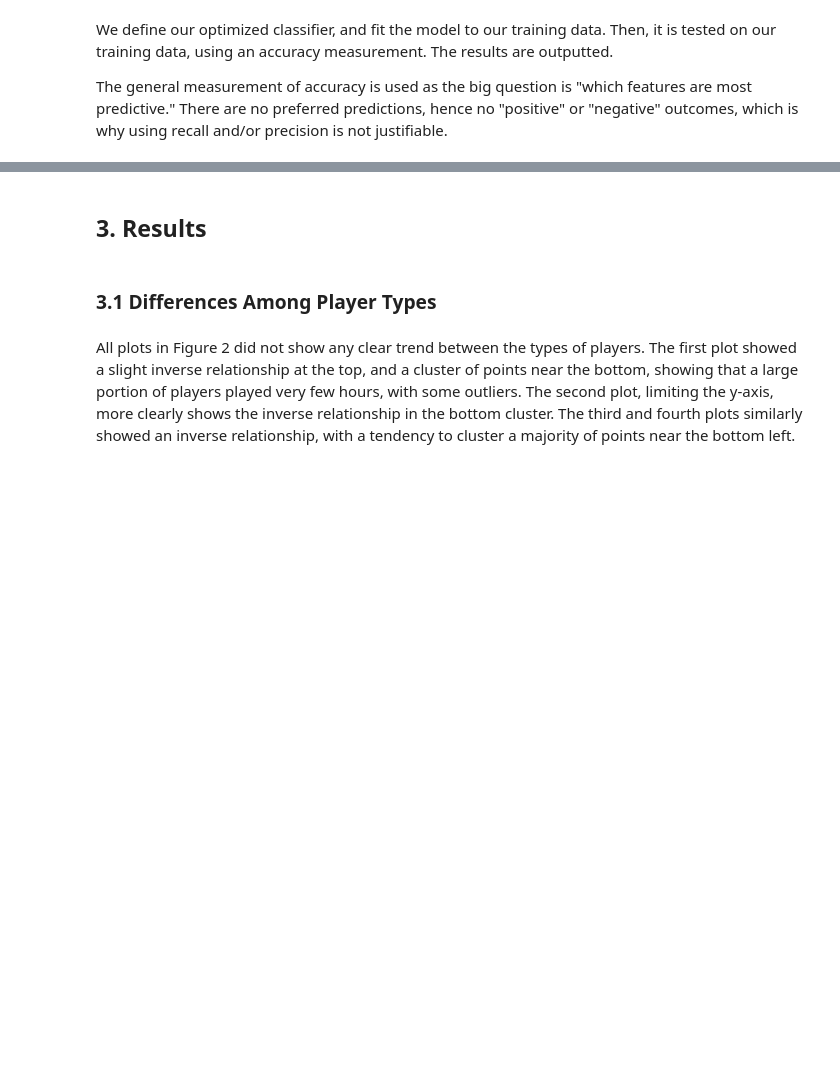
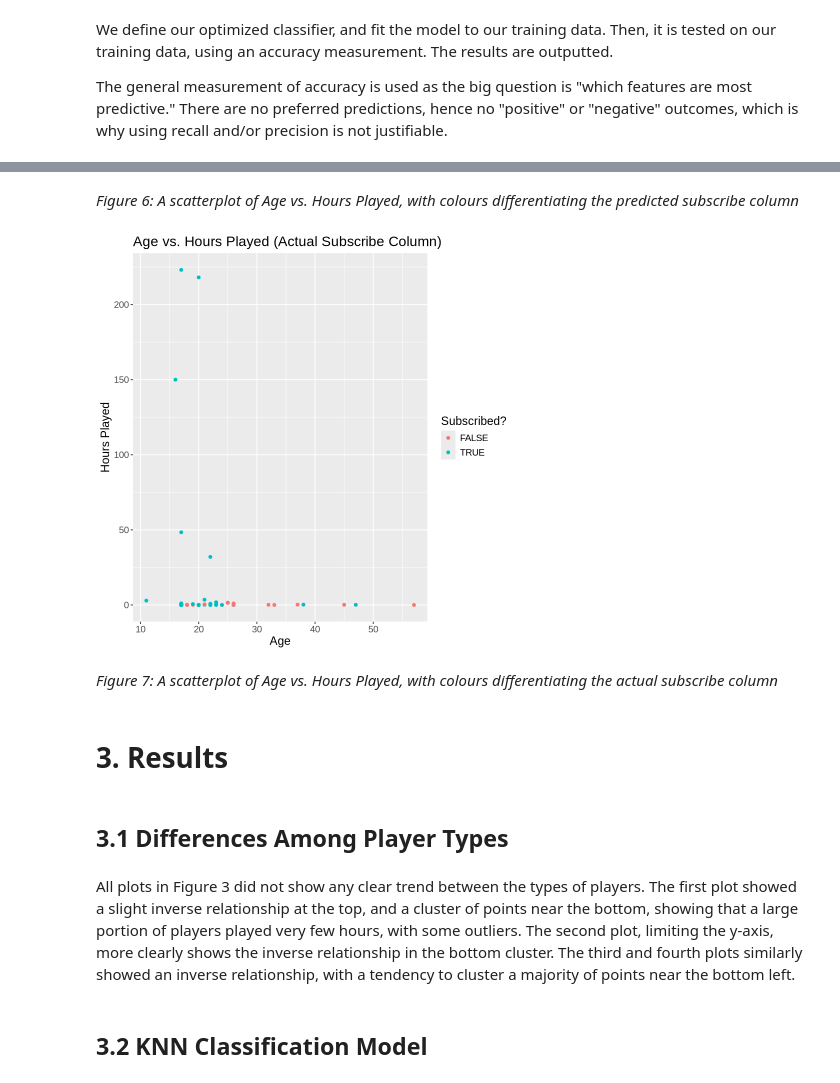
Before and after one commit to Jchox2/Project-008-24-DSCI, a Jupyter notebook: main.ipynb, the cells around one changed output, grey strips where cells are left out. Cells and saved outputs as stored; diff of their text form; code cells hidden in the pictures; blank space fills up the shorter version.

Commit message:
Finished Methods and Results, edited Intro

```diff
--- a/main.ipynb
+++ b/main.ipynb
@@ -302,7 +300,17 @@ A tibble: 1 × 3
+# %% [markdown]
+*Figure 6: A scatterplot of Age vs. Hours Played, with colours differentiating the predicted subscribe column*
+# %%
+sc2
+# %% [output]
+[figure, added]
+# %% [markdown]
+*Figure 7: A scatterplot of Age vs. Hours Played, with colours differentiating the actual subscribe column*
 # %% [markdown]
-## 3. Results
+# 3. Results
 # %% [markdown]
-### 3.1 Differences Among Player Types
+## 3.1 Differences Among Player Types
 # %% [markdown]
-All plots in Figure 2 did not show any clear trend between the types of players. The first plot showed a slight inverse relationship at the top, and a cluster of points near the bottom, showing that a large portion of players played very few hours, with some outliers. The second plot, limiting the y-axis, more clearly shows the inverse relationship in the bottom cluster. The third and fourth plots similarly showed an inverse relationship, with a tendency to cluster a majority of points near the bottom left.
+All plots in Figure 3 did not show any clear trend between the types of players. The first plot showed a slight inverse relationship at the top, and a cluster of points near the bottom, showing that a large portion of players played very few hours, with some outliers. The second plot, limiting the y-axis, more clearly shows the inverse relationship in the bottom cluster. The third and fourth plots similarly showed an inverse relationship, with a tendency to cluster a majority of points near the bottom left.
+# %% [markdown]
+## 3.2 KNN Classification Model
 # %% [markdown]
```
Also changed, not shown: parts of 23 cells of this notebook.
